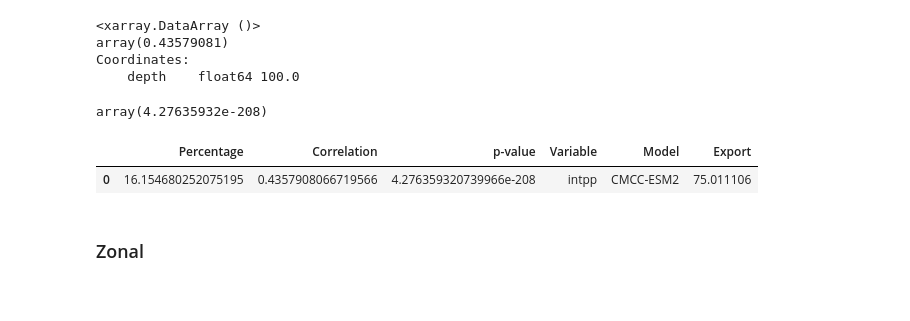
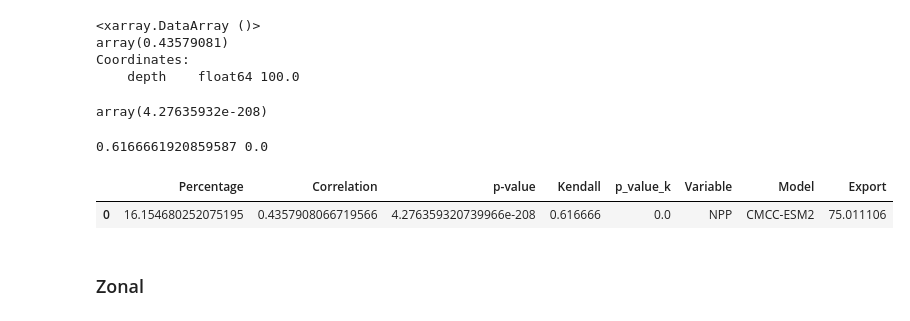
Before and after one commit to jasmineby65/CMEE-Coursework, a Jupyter notebook: Project/code/CMCC-ESM2/intpp_CMCC-ESM2.ipynb, the cells around one changed output. Saved outputs shown, nothing was run; the diff lists cells and outputs as text; code cells hidden in the pictures.

```diff
--- a/Project/code/CMCC-ESM2/intpp_CMCC-ESM2.ipynb
+++ b/Project/code/CMCC-ESM2/intpp_CMCC-ESM2.ipynb
@@ -43,6 +42,7 @@ experiment = "ssp585"
 print(experiment)
 freq = "Omon"
 print(freq)
+name = "NPP"
 # %% [output]
 intpp
 CMCC-ESM2
@@ -1054,18 +1046,25 @@ cor_per_p.values
 array(4.27635932e-208)
 # %%
 export = 75.01110617503332
+# %%
+cor_ken, cor_ken_p = kendalltau(current_per.values, exp_per.values, nan_policy="omit")
+print(cor_ken, cor_ken_p)
+# %% [output]
+0.6166661920859587 0.0
 # %%
 data = {'Percentage': [median],
         'Correlation': [cor_per.values],
         'p-value': [cor_per_p.values],
-        'Variable': variable,
+        'Kendall': [cor_ken],
+        'p_value_k': [cor_ken_p],
+        'Variable': name,
         'Model': model,
         'Export': [export]}
 df = pd.DataFrame(data)
 df
 # %% [output]
-|  | Percentage | Correlation | p-value | Variable | Model | Export |
-| 0 | 16.154680252075195 | 0.4357908066719566 | 4.276359320739966e-208 | intpp | CMCC-ESM2 | 75.011106 |
+|  | Percentage | Correlation | p-value | Kendall | p_value_k | Variable | Model | Export |
+| 0 | 16.154680252075195 | 0.4357908066719566 | 4.276359320739966e-208 | 0.616666 | 0.0 | NPP | CMCC-ESM2 | 75.011106 |
 # %%
 df.to_csv("csv/Whole.csv", mode = "a", index = False, header=False)
 # %% [markdown]
```
Also changed, not shown: parts of 95 cells of this notebook, 42 other files.
